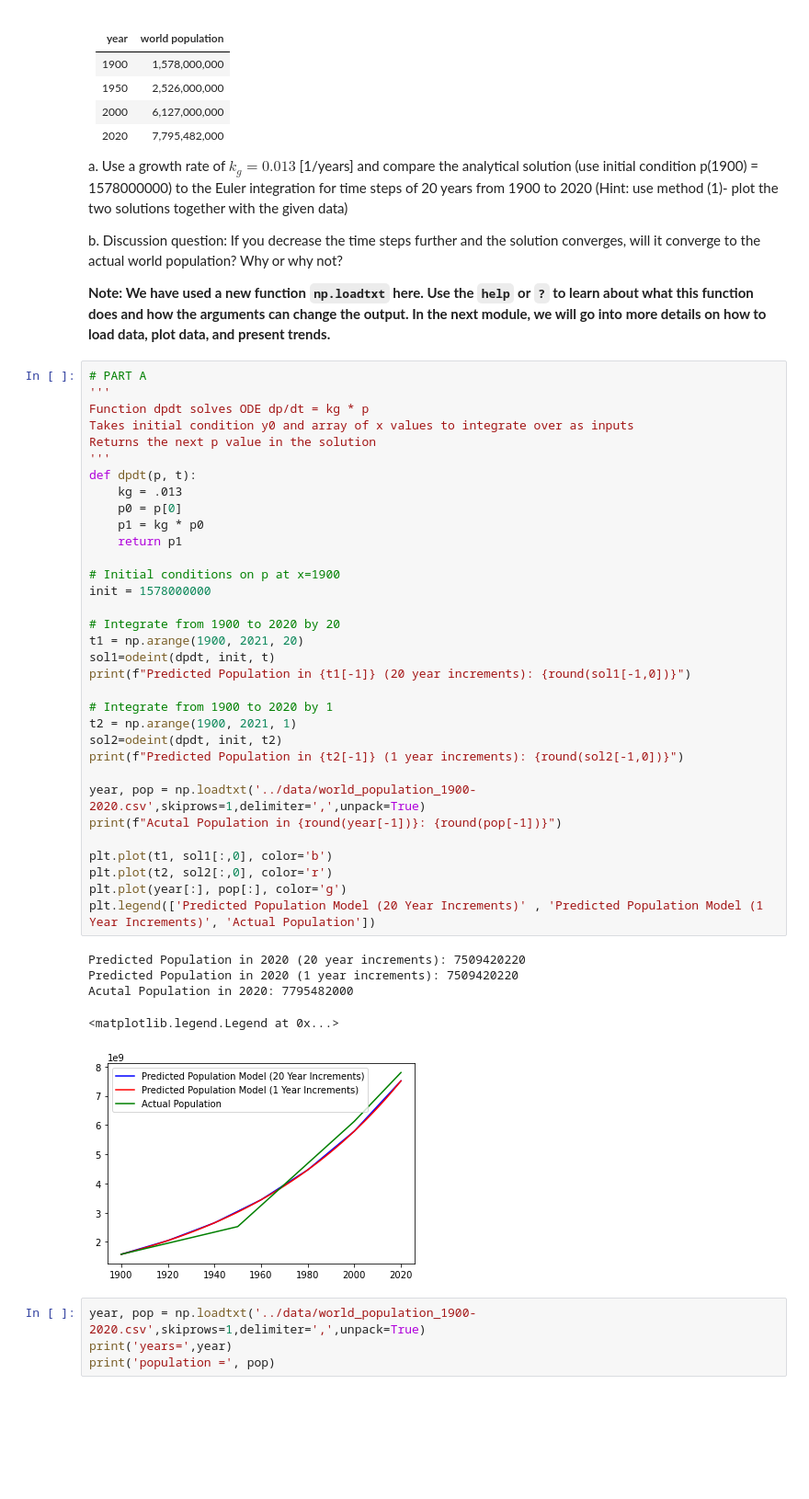
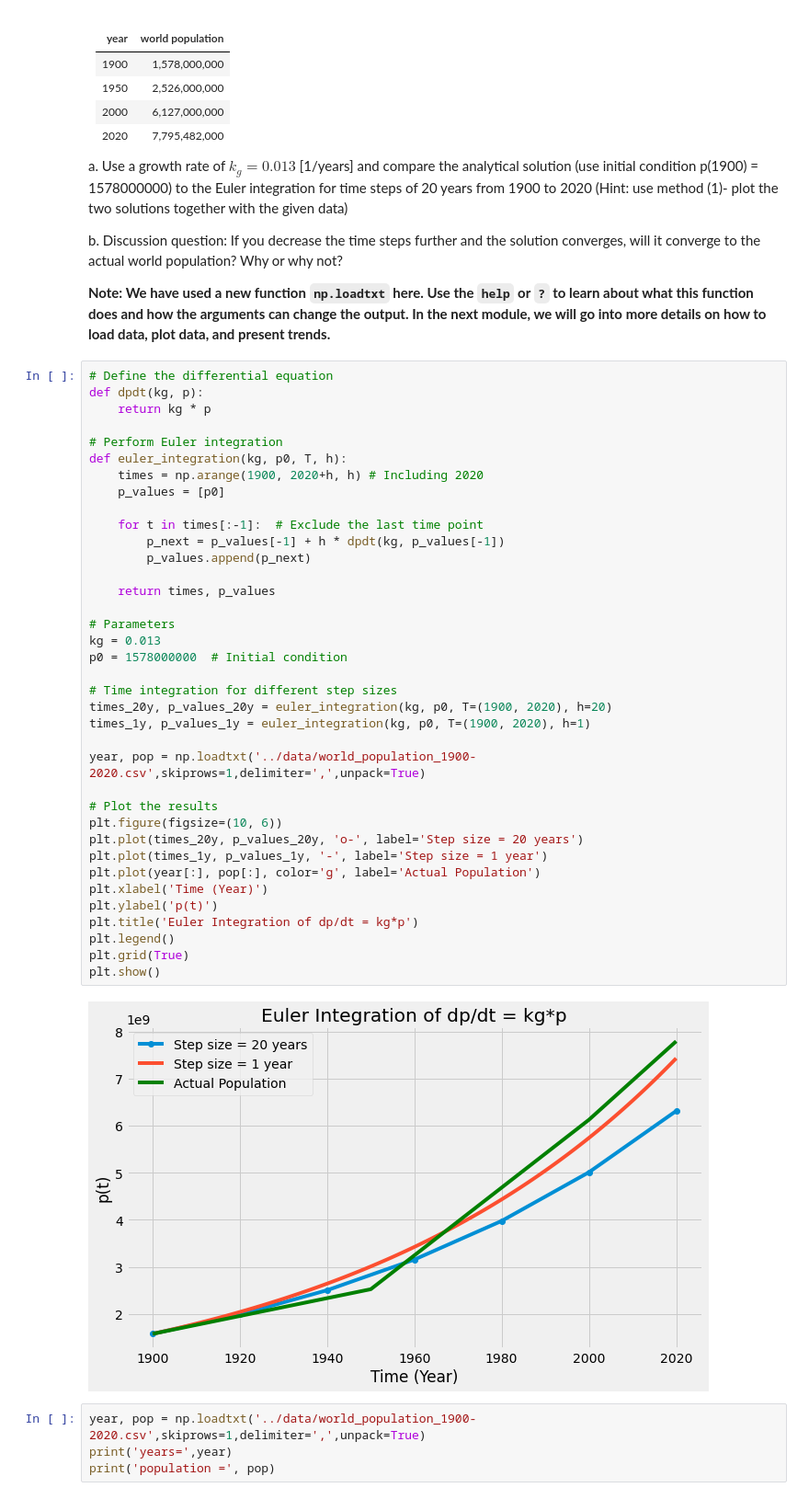
Before and after one commit to mmcgov3/computational-mechanics, a Jupyter notebook: module_01/HW_01.ipynb, the cells around one changed output. Shown at 92% size. Saved outputs shown, nothing was run; the diff lists cells and outputs as text; blank space fills up the shorter version.

```diff
--- a/module_01/HW_01.ipynb
+++ b/module_01/HW_01.ipynb
@@ -271,45 +271,45 @@ a. Use a growth rate of $k_g=0.013$ [1/years] and compare the analytical solutio
 b. Discussion question: If you decrease the time steps further and the solution converges, will it converge to the actual world population? Why or why not?
 
 **Note: We have used a new function `np.loadtxt` here. Use the `help` or `?` to learn about what this function does and how the arguments can change the output. In the next module, we will go into more details on how to load data, plot data, and present trends.**
-# %%
-# PART A
-'''
-Function dpdt solves ODE dp/dt = kg * p
-Takes initial condition y0 and array of x values to integrate over as inputs
-Returns the next p value in the solution
-'''
-def dpdt(p, t):
-    kg = .013
-    p0 = p[0]
-    p1 = kg * p0
-    return p1
-
-# Initial conditions on p at x=1900
-init = 1578000000
-
-# Integrate from 1900 to 2020 by 20
-t1 = np.arange(1900, 2021, 20)
-sol1=odeint(dpdt, init, t)
-print(f"Predicted Population in {t1[-1]} (20 year increments): {round(sol1[-1,0])}")
-
-# Integrate from 1900 to 2020 by 1
-t2 = np.arange(1900, 2021, 1)
-sol2=odeint(dpdt, init, t2)
-print(f"Predicted Population in {t2[-1]} (1 year increments): {round(sol2[-1,0])}")
-
-year, pop = np.loadtxt('../data/world_population_1900-2020.csv',skiprows=1,delimiter=',',unpack=True)
-print(f"Acutal Population in {round(year[-1])}: {round(pop[-1])}")
-
-plt.plot(t1, sol1[:,0], color='b')
-plt.plot(t2, sol2[:,0], color='r')
-plt.plot(year[:], pop[:], color='g')
-plt.legend(['Predicted Population Model (20 Year Increments)' , 'Predicted Population Model (1 Year Increments)', 'Actual Population'])
-# %% [output]
-Predicted Population in 2020 (20 year increments): 7509420220
-Predicted Population in 2020 (1 year increments): 7509420220
-Acutal Population in 2020: 7795482000
-<matplotlib.legend.Legend at 0x...>
-[figure, removed]
+# %%
+# Define the differential equation
+def dpdt(kg, p):
+    return kg * p
+
+# Perform Euler integration
+def euler_integration(kg, p0, T, h):
+    times = np.arange(1900, 2020+h, h) # Including 2020
+    p_values = [p0]
+
+    for t in times[:-1]:  # Exclude the last time point
+        p_next = p_values[-1] + h * dpdt(kg, p_values[-1])
+        p_values.append(p_next)
+
+    return times, p_values
+
+# Parameters
+kg = 0.013
+p0 = 1578000000  # Initial condition
+
+# Time integration for different step sizes
+times_20y, p_values_20y = euler_integration(kg, p0, T=(1900, 2020), h=20)
+times_1y, p_values_1y = euler_integration(kg, p0, T=(1900, 2020), h=1)
+
+year, pop = np.loadtxt('../data/world_population_1900-2020.csv',skiprows=1,delimiter=',',unpack=True)
+
+# Plot the results
+plt.figure(figsize=(10, 6))
+plt.plot(times_20y, p_values_20y, 'o-', label='Step size = 20 years')
+plt.plot(times_1y, p_values_1y, '-', label='Step size = 1 year')
+plt.plot(year[:], pop[:], color='g', label='Actual Population')
+plt.xlabel('Time (Year)')
+plt.ylabel('p(t)')
+plt.title('Euler Integration of dp/dt = kg*p')
+plt.legend()
+plt.grid(True)
+plt.show()
+# %% [output]
+[figure, added]
 # %%
 year, pop = np.loadtxt('../data/world_population_1900-2020.csv',skiprows=1,delimiter=',',unpack=True)
 print('years=',year)
```
Also changed, not shown: parts of 4 cells of this notebook.
